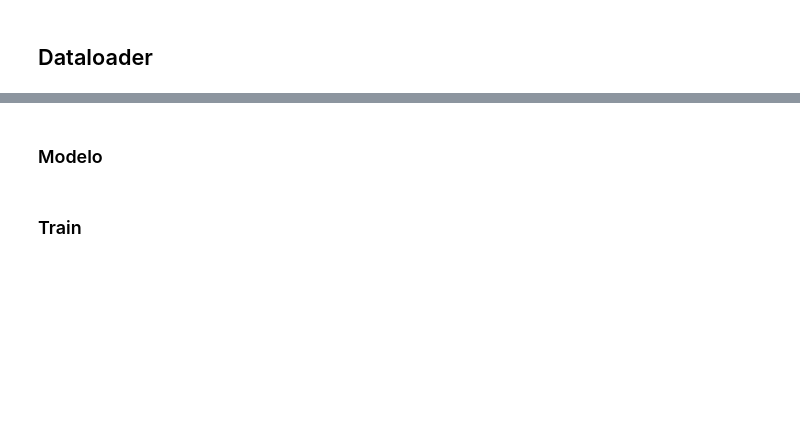
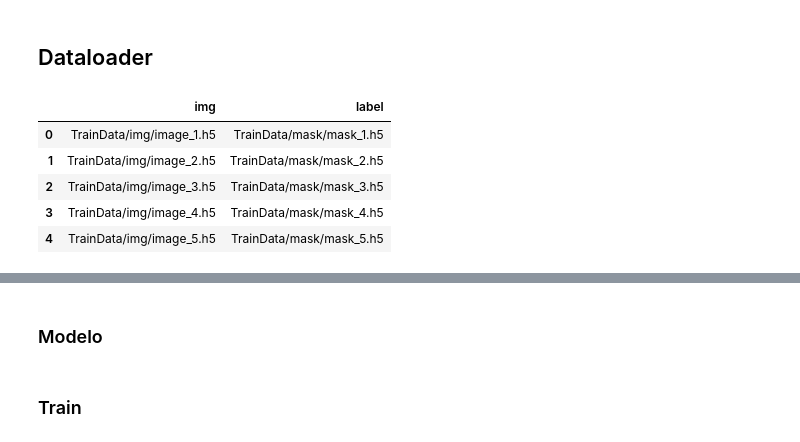
Before and after one commit to ryali93/lanslide4sat_pl, a Jupyter notebook: base_tf.ipynb, the cells around one changed output, grey strips where cells are left out. Saved outputs shown, nothing was run; the diff lists cells and outputs as text; code cells hidden in the pictures; blank space fills up the shorter version.

```diff
--- a/base_tf.ipynb
+++ b/base_tf.ipynb
@@ -130,0 +53,38 @@ train_loader = DataLoader(dataset=train_dataset, batch_size=1, shuffle=True, pin
+# %%
+# Read train data
+data_dir = r""
+list_path = r"dataset/train.txt"
+max_iters = None
+set = 'labeled'
+img_ids = [i_id.strip() for i_id in open(list_path)]
+
+if not max_iters == None:
+    n_repeat = int(np.ceil(max_iters / len(img_ids)))
+    img_ids = img_ids * n_repeat + img_ids[:max_iters-n_repeat*len(img_ids)]
+
+files = []
+
+if set == 'labeled':
+    for name in img_ids:
+        img_file = data_dir + name
+        label_file = data_dir + name.replace('img','mask').replace('image','mask')
+        files.append({
+            'img': img_file,
+            'label': label_file
+        })
+elif set == 'unlabeled':
+    for name in img_ids:
+        img_file = data_dir + name
+        files.append({
+            'img': img_file
+        })
+# %%
+data = pd.DataFrame(files)
+data.head()
+# %% [output]
+|  | img | label |
+| 0 | TrainData/img/image_1.h5 | TrainData/mask/mask_1.h5 |
+| 1 | TrainData/img/image_2.h5 | TrainData/mask/mask_2.h5 |
+| 2 | TrainData/img/image_3.h5 | TrainData/mask/mask_3.h5 |
+| 3 | TrainData/img/image_4.h5 | TrainData/mask/mask_4.h5 |
+| 4 | TrainData/img/image_5.h5 | TrainData/mask/mask_5.h5 |
```
Also changed, not shown: parts of 20 cells of this notebook.
